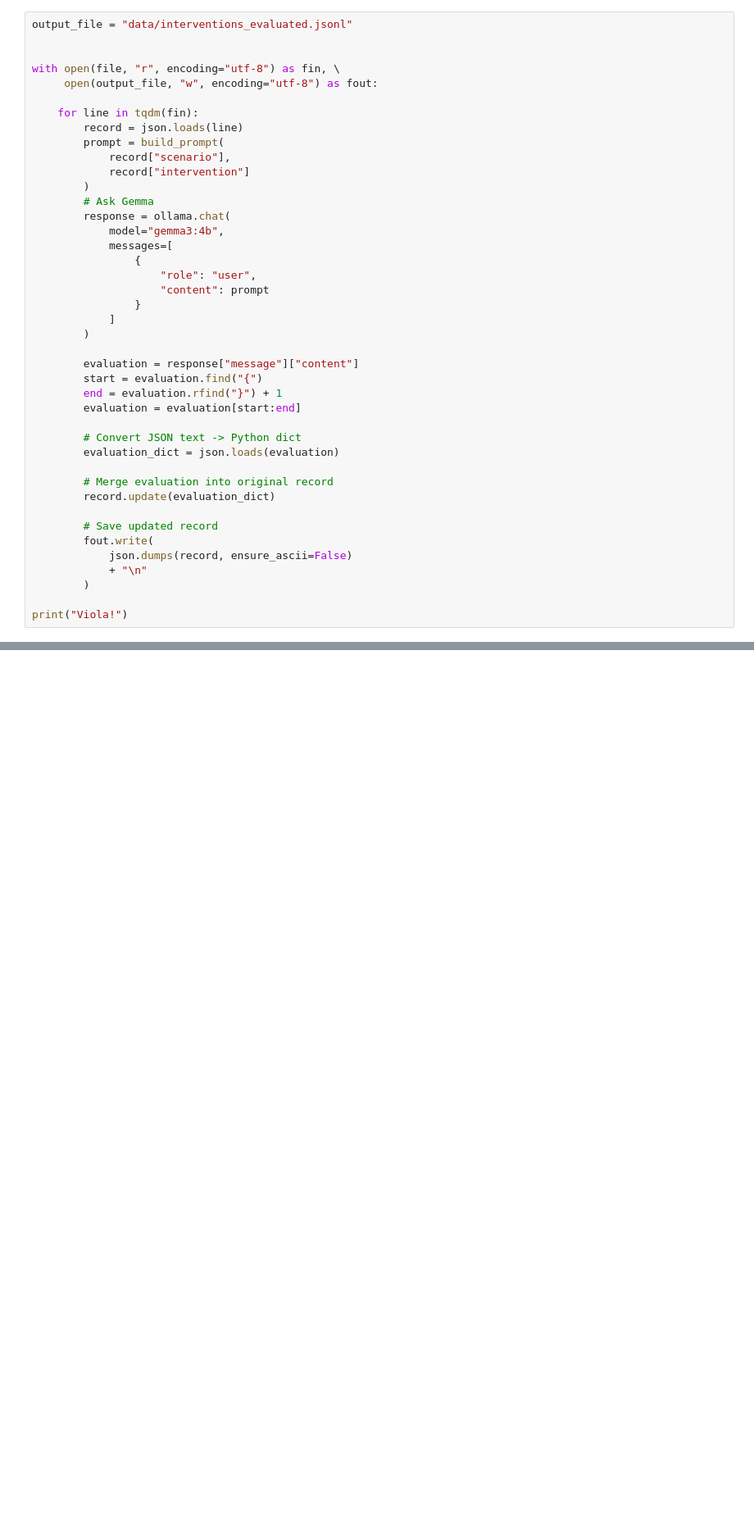
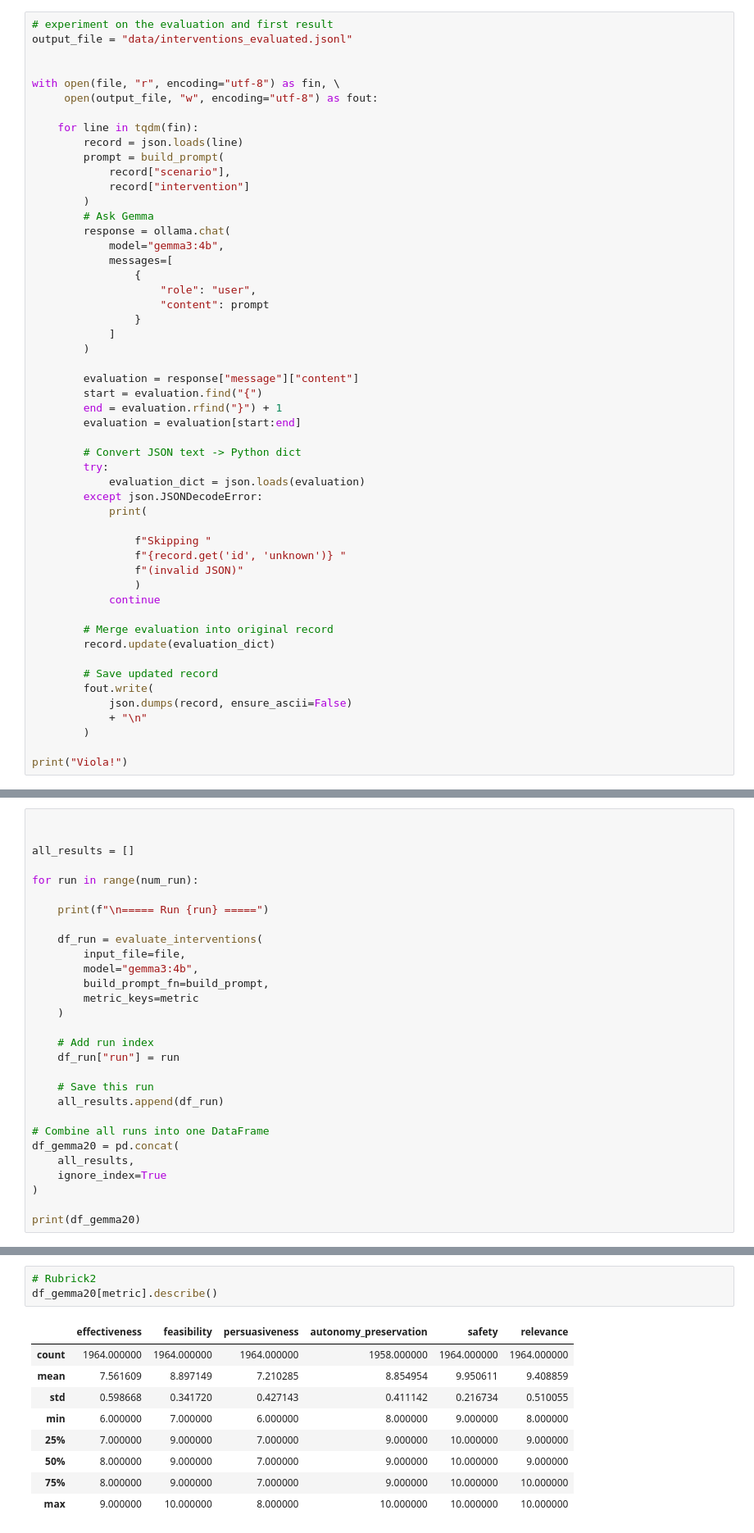
Before and after one commit to ruiminh/simulateUsers, a Jupyter notebook: evaluation.ipynb, the cells around one changed output, grey strips where cells are left out. Shown at 82% size. Drawn from its saved outputs; the diff is of its cells as text; blank space fills up the shorter version.

Commit message:
finish first version report

```diff
--- a/evaluation.ipynb
+++ b/evaluation.ipynb
@@ -69,4 +110,5 @@ print(evaluation_dict["effectiveness"])
 # %%
+# experiment on the evaluation and first result
 output_file = "data/interventions_evaluated.jsonl"
 
 
@@ -96,7 +138,16 @@ with open(file, "r", encoding="utf-8") as fin, \
         evaluation = evaluation[start:end]
 
         # Convert JSON text -> Python dict
-        evaluation_dict = json.loads(evaluation)
+        try:
+            evaluation_dict = json.loads(evaluation)
+        except json.JSONDecodeError:
+            print(
+
+                f"Skipping "
+                f"{record.get('id', 'unknown')} "
+                f"(invalid JSON)"
+                )
+            continue
 
         # Merge evaluation into original record
         record.update(evaluation_dict)
@@ -112,0 +314,29 @@ Viola!
+# %%
+
+
+all_results = []
+
+for run in range(num_run):
+
+    print(f"\n===== Run {run} =====")
+
+    df_run = evaluate_interventions(
+        input_file=file,
+        model="gemma3:4b",
+        build_prompt_fn=build_prompt,
+        metric_keys=metric
+    )
+
+    # Add run index
+    df_run["run"] = run
+
+    # Save this run
+    all_results.append(df_run)
+
+# Combine all runs into one DataFrame
+df_gemma20 = pd.concat(
+    all_results,
+    ignore_index=True
+)
+
+print(df_gemma20)
@@ -112,0 +363,13 @@ Viola!
+# %%
+# Rubrick2
+df_gemma20[metric].describe()
+# %% [output]
+|  | effectiveness | feasibility | persuasiveness | autonomy_preservation | safety | relevance |
+| count | 1964.000000 | 1964.000000 | 1964.000000 | 1958.000000 | 1964.000000 | 1964.000000 |
+| mean | 7.561609 | 8.897149 | 7.210285 | 8.854954 | 9.950611 | 9.408859 |
+| std | 0.598668 | 0.341720 | 0.427143 | 0.411142 | 0.216734 | 0.510055 |
+| min | 6.000000 | 7.000000 | 6.000000 | 8.000000 | 9.000000 | 8.000000 |
+| 25% | 7.000000 | 9.000000 | 7.000000 | 9.000000 | 10.000000 | 9.000000 |
+| 50% | 8.000000 | 9.000000 | 7.000000 | 9.000000 | 10.000000 | 9.000000 |
+| 75% | 8.000000 | 9.000000 | 7.000000 | 9.000000 | 10.000000 | 10.000000 |
+| max | 9.000000 | 10.000000 | 8.000000 | 10.000000 | 10.000000 | 10.000000 |
```
Also changed, not shown: parts of 48 cells of this notebook, 3 other files.
